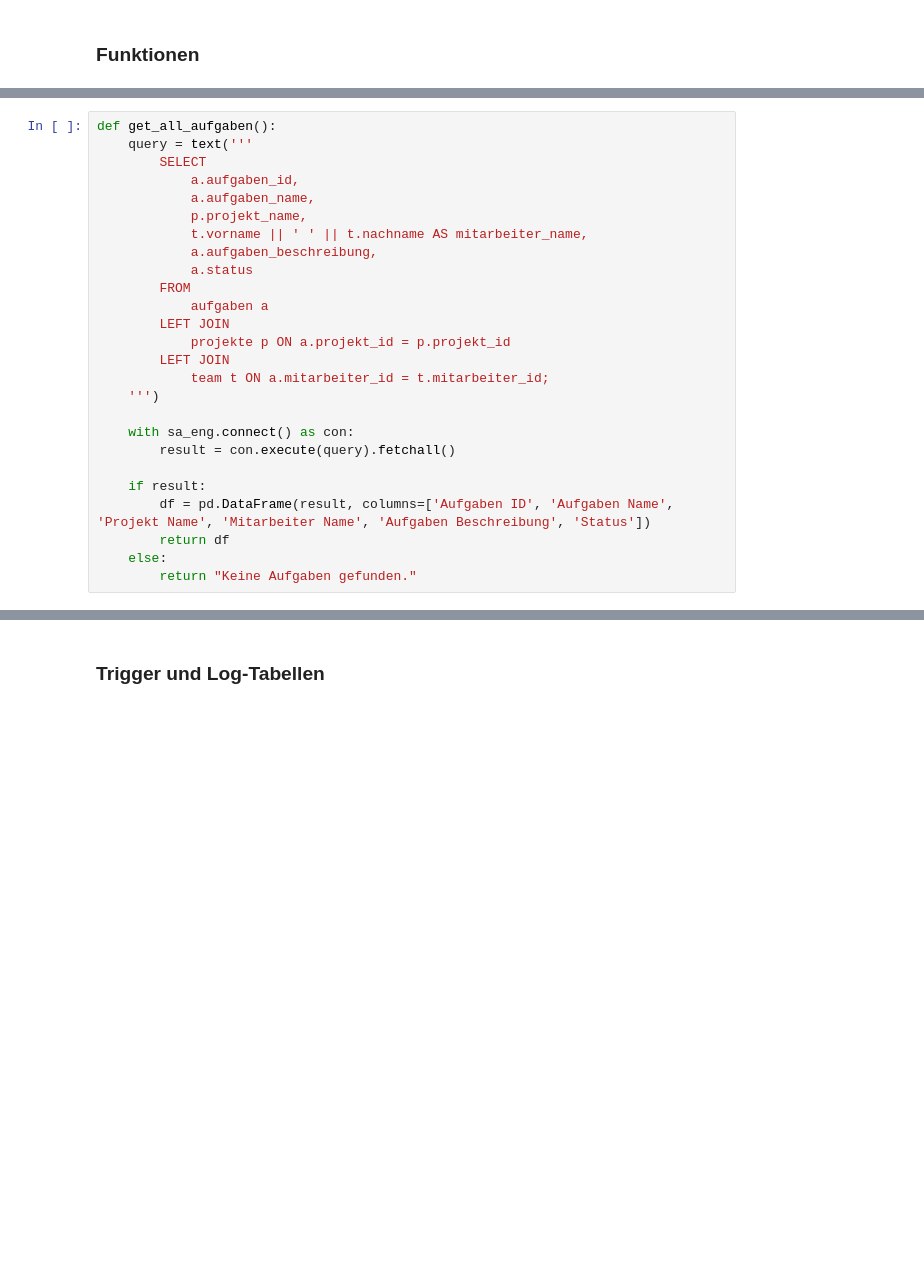
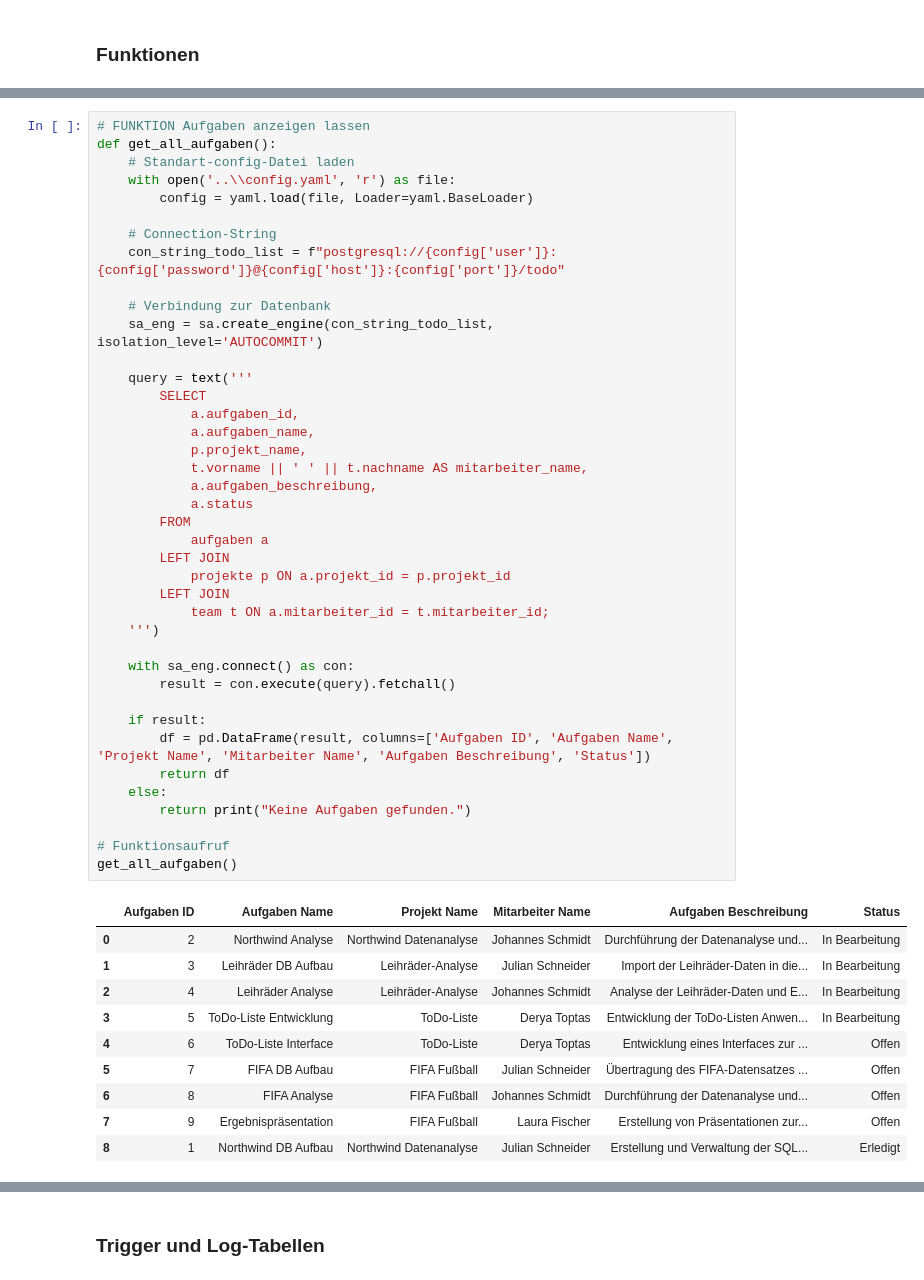
Before and after one commit to lisabeller/Praxisprojekt-SQL-Datenbank-todo-Liste, a Jupyter notebook: 202407_Datenbanken_SQL_Abschlussprojekt_LB.ipynb, the cells around one changed output, grey strips where cells are left out. Drawn from its saved outputs; the diff is of its cells as text; blank space fills up the shorter version.

```diff
--- a/202407_Datenbanken_SQL_Abschlussprojekt_LB.ipynb
+++ b/202407_Datenbanken_SQL_Abschlussprojekt_LB.ipynb
@@ -425,29 +426,54 @@ def info(mitarbeiter_id):
     else:
         return f"Keine Daten für Mitarbeiter-ID {mitarbeiter_id} gefunden."
 # %%
+# FUNKTION Aufgaben anzeigen lassen
 def get_all_aufgaben():
+    # Standart-config-Datei laden
+    with open('..\\config.yaml', 'r') as file:
+        config = yaml.load(file, Loader=yaml.BaseLoader)
+
+    # Connection-String
+    con_string_todo_list = f"postgresql://{config['user']}:{config['password']}@{config['host']}:{config['port']}/todo"
+
+    # Verbindung zur Datenbank
+    sa_eng = sa.create_engine(con_string_todo_list, isolation_level='AUTOCOMMIT')
+
     query = text('''
         SELECT
             a.aufgaben_id,
             a.aufgaben_name,
             p.projekt_name,
             t.vorname || ' ' || t.nachname AS mitarbeiter_name,
             a.aufgaben_beschreibung,
             a.status
         FROM
             aufgaben a
         LEFT JOIN
             projekte p ON a.projekt_id = p.projekt_id
         LEFT JOIN
             team t ON a.mitarbeiter_id = t.mitarbeiter_id;
     ''')
 
     with sa_eng.connect() as con:
         result = con.execute(query).fetchall()
 
     if result:
         df = pd.DataFrame(result, columns=['Aufgaben ID', 'Aufgaben Name', 'Projekt Name', 'Mitarbeiter Name', 'Aufgaben Beschreibung', 'Status'])
         return df
     else:
-        return "Keine Aufgaben gefunden."
+        return print("Keine Aufgaben gefunden.")
+
+# Funktionsaufruf
+get_all_aufgaben()
+# %% [output]
+|  | Aufgaben ID | Aufgaben Name | Projekt Name | Mitarbeiter Name | Aufgaben Beschreibung | Status |
+| 0 | 2 | Northwind Analyse | Northwind Datenanalyse | Johannes Schmidt | Durchführung der Datenanalyse und... | In Bearbeitung |
+| 1 | 3 | Leihräder DB Aufbau | Leihräder-Analyse | Julian Schneider | Import der Leihräder-Daten in die... | In Bearbeitung |
+| 2 | 4 | Leihräder Analyse | Leihräder-Analyse | Johannes Schmidt | Analyse der Leihräder-Daten und E... | In Bearbeitung |
+| 3 | 5 | ToDo-Liste Entwicklung | ToDo-Liste | Derya Toptas | Entwicklung der ToDo-Listen Anwen... | In Bearbeitung |
+| 4 | 6 | ToDo-Liste Interface | ToDo-Liste | Derya Toptas | Entwicklung eines Interfaces zur ... | Offen |
+| 5 | 7 | FIFA DB Aufbau | FIFA Fußball | Julian Schneider | Übertragung des FIFA-Datensatzes ... | Offen |
+| 6 | 8 | FIFA Analyse | FIFA Fußball | Johannes Schmidt | Durchführung der Datenanalyse und... | Offen |
+| 7 | 9 | Ergebnispräsentation | FIFA Fußball | Laura Fischer | Erstellung von Präsentationen zur... | Offen |
+| 8 | 1 | Northwind DB Aufbau | Northwind Datenanalyse | Julian Schneider | Erstellung und Verwaltung der SQL... | Erledigt |
 # %%
```
Also changed, not shown: parts of 18 cells of this notebook.
